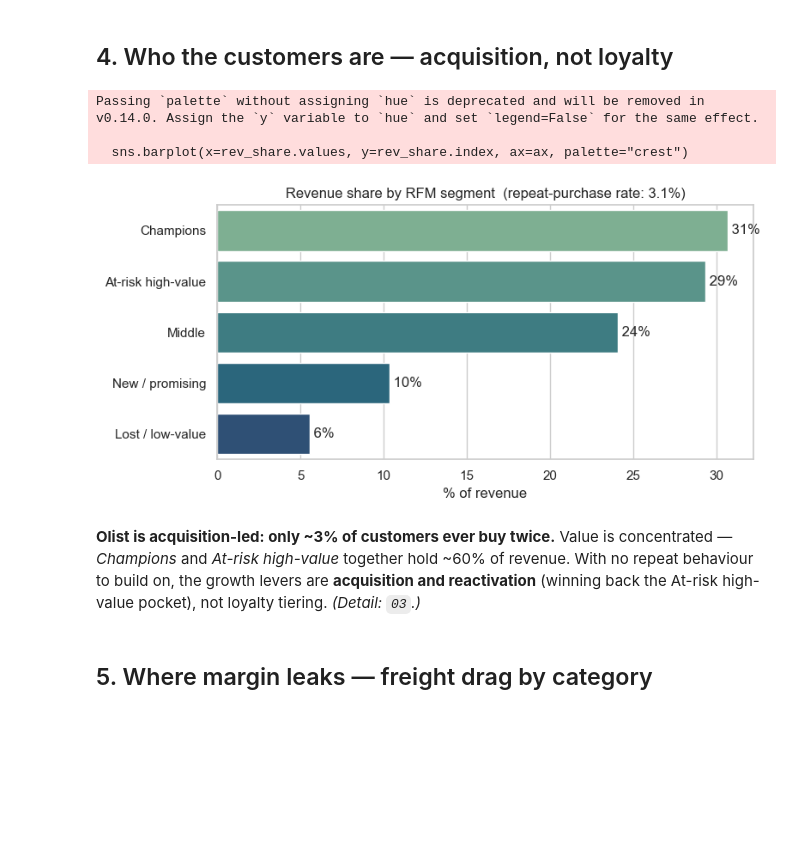
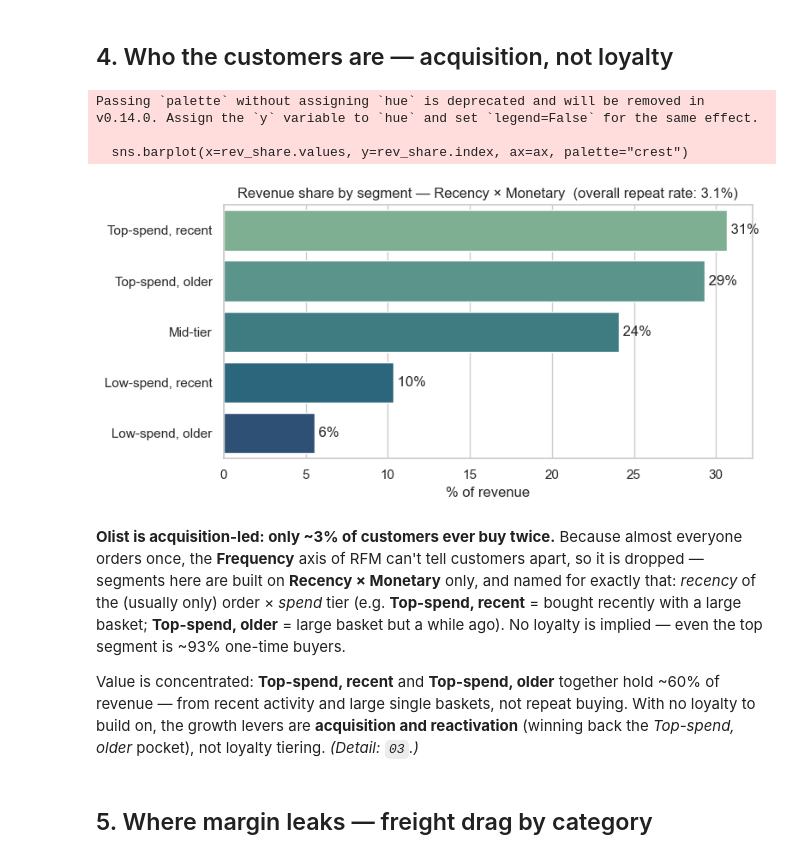
Before and after one commit to Darth0525/retail-platform-analytics, a Jupyter notebook: analysis/00_executive_summary.ipynb, the cells around one changed output. Cells and saved outputs as stored; diff of their text form; code cells hidden in the pictures; blank space fills up the shorter version.

```diff
--- a/analysis/00_executive_summary.ipynb
+++ b/analysis/00_executive_summary.ipynb
@@ -155,46 +155,53 @@ distance, weight, and category. Delivery reliability, not price or product, is w
 # One row per customer; recency = days from their last order back to the dataset's latest order.
 cust = q('''
     select total_orders, total_spend,
            datediff('day', last_order_at, (select max(last_order_at) from dev_marts.mart_customer_summary)) as recency
     from dev_marts.mart_customer_summary
 ''')
 for c in cust.columns:
     cust[c] = pd.to_numeric(cust[c], errors="coerce")
 repeat_pct = 100 * (cust["total_orders"] >= 2).mean()   # share of customers who ever ordered twice
 
 # Recency & Monetary quintile scores (5 = best). Frequency is dropped because ~97% order once
 # (see notebook 03); rank first so the 5 buckets are exactly equal despite tied values.
 cust["r"] = pd.qcut(cust["recency"].rank(method="first"), 5, labels=[5, 4, 3, 2, 1]).astype(int)
 cust["m"] = pd.qcut(cust["total_spend"].rank(method="first"), 5, labels=[1, 2, 3, 4, 5]).astype(int)
+# Segments are named for the two axes only (recency x spend); no loyalty label, since ~97% buy once.
 def seg(r, m):
-    if r >= 4 and m >= 4: return "Champions"            # recent + high spend
-    if r >= 4 and m <= 3: return "New / promising"       # recent, lower spend
-    if r <= 2 and m >= 4: return "At-risk high-value"     # high spend, gone quiet
-    if r <= 2 and m <= 2: return "Lost / low-value"       # inactive + low spend
-    return "Middle"
+    if r >= 4 and m >= 4: return "Top-spend, recent"    # recent order, large basket
+    if r >= 4 and m <= 3: return "Low-spend, recent"     # recent order, smaller basket
+    if r <= 2 and m >= 4: return "Top-spend, older"      # large basket, but a while ago
+    if r <= 2 and m <= 2: return "Low-spend, older"      # small basket, long ago
+    return "Mid-tier"
 cust["segment"] = [seg(r, m) for r, m in zip(cust["r"], cust["m"])]
 
 # Revenue share per segment (value is what matters, not headcount).
-order = ["Champions", "At-risk high-value", "Middle", "New / promising", "Lost / low-value"]
+order = ["Top-spend, recent", "Top-spend, older", "Mid-tier", "Low-spend, recent", "Low-spend, older"]
 rev_share = (cust.groupby("segment")["total_spend"].sum() / cust["total_spend"].sum() * 100).reindex(order)
 
 fig, ax = plt.subplots(figsize=(8, 4))
 sns.barplot(x=rev_share.values, y=rev_share.index, ax=ax, palette="crest")
-ax.set_title(f"Revenue share by RFM segment  (repeat-purchase rate: {repeat_pct:.1f}%)")
+ax.set_title(f"Revenue share by segment — Recency × Monetary  (overall repeat rate: {repeat_pct:.1f}%)")
 ax.set_xlabel("% of revenue"); ax.set_ylabel("")
 for i, v in enumerate(rev_share.values):
     ax.text(v, i, f" {v:.0f}%", va="center")
 plt.tight_layout(); plt.show()
 # %% [output]
 Passing `palette` without assigning `hue` is deprecated and will be removed in v0.14.0. Assign the `y` variable to `hue` and set `legend=False` for the same effect.
 
   sns.barplot(x=rev_share.values, y=rev_share.index, ax=ax, palette="crest")
-[figure, old version]
+[figure, new version]
-# %% [markdown]
-**Olist is acquisition-led: only ~3% of customers ever buy twice.** Value is concentrated —
-*Champions* and *At-risk high-value* together hold ~60% of revenue. With no repeat behaviour to build
-on, the growth levers are **acquisition and reactivation** (winning back the At-risk high-value pocket),
-not loyalty tiering. *(Detail: `03`.)*
+# %% [markdown]
+**Olist is acquisition-led: only ~3% of customers ever buy twice.** Because almost everyone orders
+once, the **Frequency** axis of RFM can't tell customers apart, so it is dropped — segments here are
+built on **Recency × Monetary** only, and named for exactly that: *recency* of the (usually only) order ×
+*spend* tier (e.g. **Top-spend, recent** = bought recently with a large basket; **Top-spend, older** =
+large basket but a while ago). No loyalty is implied — even the top segment is ~93% one-time buyers.
+
+Value is concentrated: **Top-spend, recent** and **Top-spend, older** together hold ~60% of revenue —
+from recent activity and large single baskets, not repeat buying. With no loyalty to build on, the growth
+levers are **acquisition and reactivation** (winning back the *Top-spend, older* pocket), not loyalty
+tiering. *(Detail: `03`.)*
 # %% [markdown]
 ## 5. Where margin leaks — freight drag by category
 # %%
```
Also changed, not shown: parts of 1 cell of this notebook, 1 other file.
